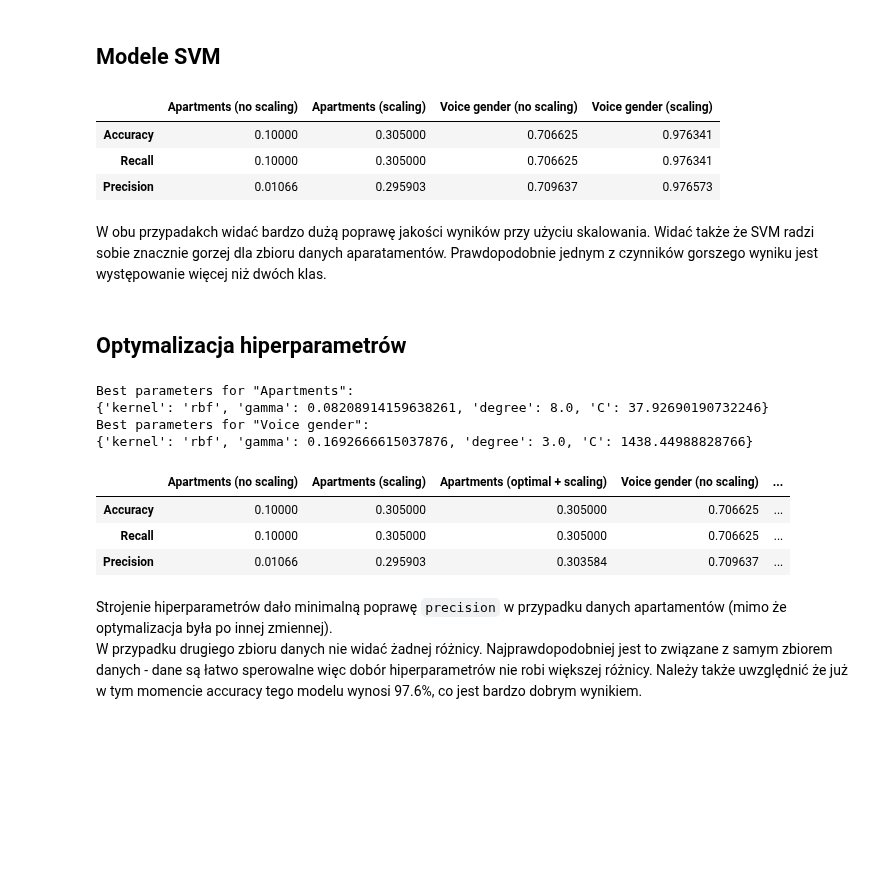
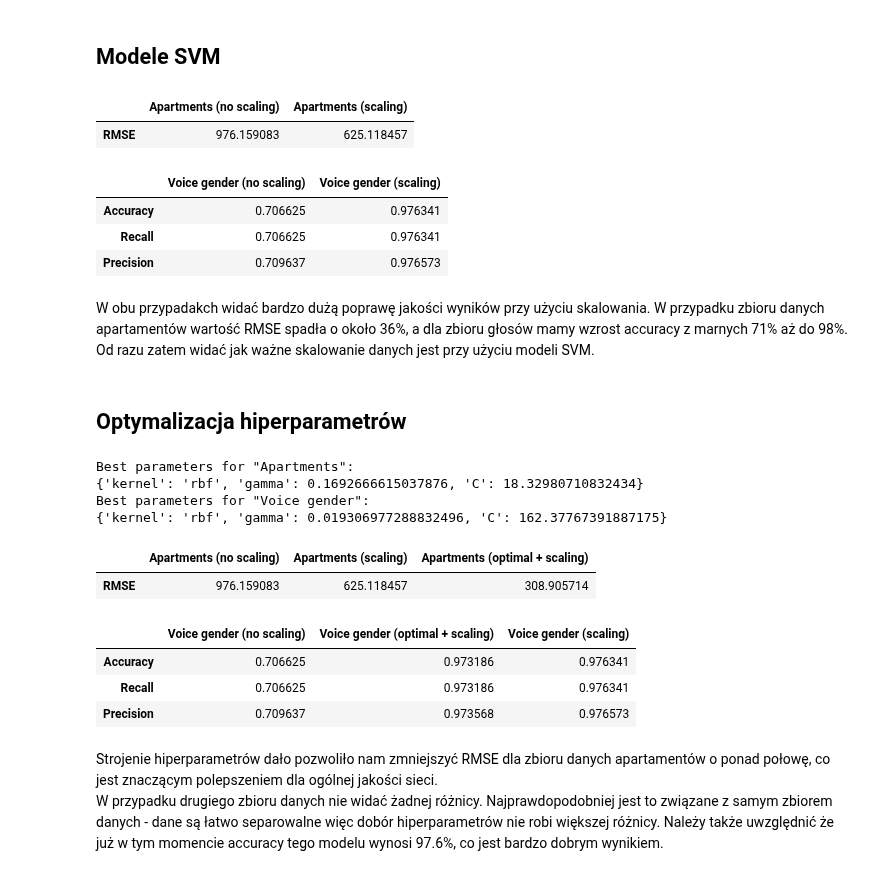
Before and after one commit to mini-pw/2021L-WUM, a Jupyter notebook: Prace_domowe/Praca_domowa4/Grupa4/Patryk_Tomaszewski/PD4.ipynb, the cells around one changed output. Cells and saved outputs as stored; diff of their text form; code cells hidden in the pictures; blank space fills up the shorter version.

```diff
--- a/Prace_domowe/Praca_domowa4/Grupa4/Patryk_Tomaszewski/PD4.ipynb
+++ b/Prace_domowe/Praca_domowa4/Grupa4/Patryk_Tomaszewski/PD4.ipynb
@@ -68,7 +68,7 @@ dat2.describe()
 ## Przygotowanie danych
 # %%
 dataset1 = train_test_split(
-    dat1.iloc[:,:-1], dat1['district'], stratify=dat1['district'], test_size=0.2, random_state=7
+    pd.get_dummies(dat1.iloc[:,1:],['district']).drop("district_Bemowo", axis=1), dat1['m2_price'], test_size=0.2, random_state=7
 )
 
 dataset2 = train_test_split(
@@ -78,88 +78,98 @@ dataset2 = train_test_split(
 ## Modele SVM
 # %%
 results = pd.DataFrame({'Accuracy': [], 'Recall': [], 'Precision': []})
-def runSVM(dataset, label):
+resultsRMSE = pd.DataFrame({'RMSE': []})
+def runSVM(dataset, label, metric):
     x_train, x_test, y_train, y_test = dataset
 
     # Not scaled
     svm = SVC(gamma='auto')
     svm.fit(x_train, y_train)
     y_pred = svm.predict(x_test)
-    noteResults(y_pred, y_test, label+" (no scaling)")
+    noteResults(y_pred, y_test, label+" (no scaling)", metric)
 
     # Scaled
     svm_scaled = make_pipeline(StandardScaler(), SVC(gamma='auto'))
     svm_scaled.fit(x_train, y_train)
     y_pred_scaled = svm_scaled.predict(x_test)
-    noteResults(y_pred_scaled, y_test, label+" (scaling)")
+    noteResults(y_pred_scaled, y_test, label+" (scaling)", metric)
 
 
-def noteResults(y_pred, y_target, label):
-    acc = accuracy_score(y_target,y_pred)
-    rec = recall_score(y_target,y_pred,average='weighted')
-    prec = precision_score(y_target,y_pred,average='weighted')
+def noteResults(y_pred, y_target, label, metric):
+    if metric == 'acc':
+        acc = accuracy_score(y_target,y_pred)
+        rec = recall_score(y_target,y_pred,average='weighted')
+        prec = precision_score(y_target,y_pred,average='weighted')
+        results.loc[label] = [acc, rec, prec]
+    else:
+        rmse = mean_squared_error(y_target,y_pred,squared=False)
+        resultsRMSE.loc[label] = [rmse]
 
-    results.loc[label] = [acc, rec, prec]
 
-runSVM(dataset1,"Apartments")
-runSVM(dataset2,"Voice gender")
-results.T
+runSVM(dataset1,"Apartments",'rmse')
+runSVM(dataset2,"Voice gender",'acc')
+display(resultsRMSE.T)
+display(results.T)
 # %% [output]
-|  | Apartments (no scaling) | Apartments (scaling) | Voice gender (no scaling) | Voice gender (scaling) |
-| Accuracy | 0.10000 | 0.305000 | 0.706625 | 0.976341 |
-| Recall | 0.10000 | 0.305000 | 0.706625 | 0.976341 |
-| Precision | 0.01066 | 0.295903 | 0.709637 | 0.976573 |
+|  | Apartments (no scaling) | Apartments (scaling) |
+| RMSE | 976.159083 | 625.118457 |
+|  | Voice gender (no scaling) | Voice gender (scaling) |
+| Accuracy | 0.706625 | 0.976341 |
+| Recall | 0.706625 | 0.976341 |
+| Precision | 0.709637 | 0.976573 |
 # %% [markdown]
-W obu przypadakch widać bardzo dużą poprawę jakości wyników przy użyciu skalowania. Widać także że SVM radzi sobie znacznie gorzej dla zbioru danych aparatamentów. Prawdopodobnie jednym z czynników gorszego wyniku jest występowanie więcej niż dwóch klas.
+W obu przypadakch widać bardzo dużą poprawę jakości wyników przy użyciu skalowania. W przypadku zbioru danych apartamentów wartość RMSE spadła o około 36%, a dla zbioru głosów mamy wzrost accuracy z marnych 71% aż do 98%. Od razu zatem widać jak ważne skalowanie danych jest przy użyciu modeli SVM.
 # %% [markdown]
 ## Optymalizacja hiperparametrów
 # %%
-def optimizeSVM(dataset, label):
+def optimizeSVM(dataset, label, metric):
     x_train, x_test, y_train, y_test = dataset
 
     # Scalling data
     scaler = StandardScaler().fit(x_train)
     x_train_scalled = scaler.transform(x_train)
     x_test_scalled = scaler.transform(x_test)
 
     # Optimizing width random search
     opt = RandomizedSearchCV(
         SVC(),
         {
             'C': np.logspace(-6, 6, 39),
             'gamma': np.logspace(-8, 3, 36),
-            'degree' : np.linspace(1, 8, 8),
             'kernel': ['rbf']
         },
-        scoring = 'accuracy',
+        scoring = ('accuracy' if metric == "acc" else "neg_root_mean_squared_error"),
         cv = 3,
         n_iter = 200,
         n_jobs = -1,
         random_state = 7
     )
     params = opt.fit(x_train_scalled, y_train).best_params_
 
     print('Best parameters for "'+label+'":')
     print(params)
 
     # Testing SVM with optimal parameters
     optimal_svm = SVC(**params)
     optimal_svm.fit(x_train_scalled, y_train)
     y_pred = optimal_svm.predict(x_test_scalled)
-    noteResults(y_pred, y_test, label+" (optimal + scaling)")
+    noteResults(y_pred, y_test, label+" (optimal + scaling)", metric)
 
-optimizeSVM(dataset1, "Apartments")
-optimizeSVM(dataset2, "Voice gender")
-results.sort_values("Accuracy").T
+optimizeSVM(dataset1, "Apartments", 'rmse')
+optimizeSVM(dataset2, "Voice gender", 'acc')
+display(resultsRMSE.sort_values("RMSE", ascending=False).T)
+display(results.sort_values("Accuracy").T)
 # %% [output]
 Best parameters for "Apartments":
-{'kernel': 'rbf', 'gamma': 0.08208914159638261, 'degree': 8.0, 'C': 37.92690190732246}
+{'kernel': 'rbf', 'gamma': 0.1692666615037876, 'C': 18.32980710832434}
 Best parameters for "Voice gender":
-{'kernel': 'rbf', 'gamma': 0.1692666615037876, 'degree': 3.0, 'C': 1438.44988828766}
+{'kernel': 'rbf', 'gamma': 0.019306977288832496, 'C': 162.37767391887175}
-|  | Apartments (no scaling) | Apartments (scaling) | Apartments (optimal + scaling) | Voice gender (no scaling) | ... |
-| Accuracy | 0.10000 | 0.305000 | 0.305000 | 0.706625 | ... |
-| Recall | 0.10000 | 0.305000 | 0.305000 | 0.706625 | ... |
-| Precision | 0.01066 | 0.295903 | 0.303584 | 0.709637 | ... |
+|  | Apartments (no scaling) | Apartments (scaling) | Apartments (optimal + scaling) |
+| RMSE | 976.159083 | 625.118457 | 308.905714 |
+|  | Voice gender (no scaling) | Voice gender (optimal + scaling) | Voice gender (scaling) |
+| Accuracy | 0.706625 | 0.973186 | 0.976341 |
+| Recall | 0.706625 | 0.973186 | 0.976341 |
+| Precision | 0.709637 | 0.973568 | 0.976573 |
 # %% [markdown]
-Strojenie hiperparametrów dało minimalną poprawę `precision` w przypadku danych apartamentów (mimo że optymalizacja była po innej zmiennej).
-W przypadku drugiego zbioru danych nie widać żadnej różnicy. Najprawdopodobniej jest to związane z samym zbiorem danych - dane są łatwo sperowalne więc dobór hiperparametrów nie robi większej różnicy. Należy także uwzględnić że już w tym momencie accuracy tego modelu wynosi 97.6%, co jest bardzo dobrym wynikiem.
+Strojenie hiperparametrów dało pozwoliło nam zmniejszyć RMSE dla zbioru danych apartamentów o ponad połowę, co jest znaczącym polepszeniem dla ogólnej jakości sieci.
+W przypadku drugiego zbioru danych nie widać żadnej różnicy. Najprawdopodobniej jest to związane z samym zbiorem danych - dane są łatwo separowalne więc dobór hiperparametrów nie robi większej różnicy. Należy także uwzględnić że już w tym momencie accuracy tego modelu wynosi 97.6%, co jest bardzo dobrym wynikiem.
```
Also changed, not shown: parts of 1 cell of this notebook, 1 other file.
